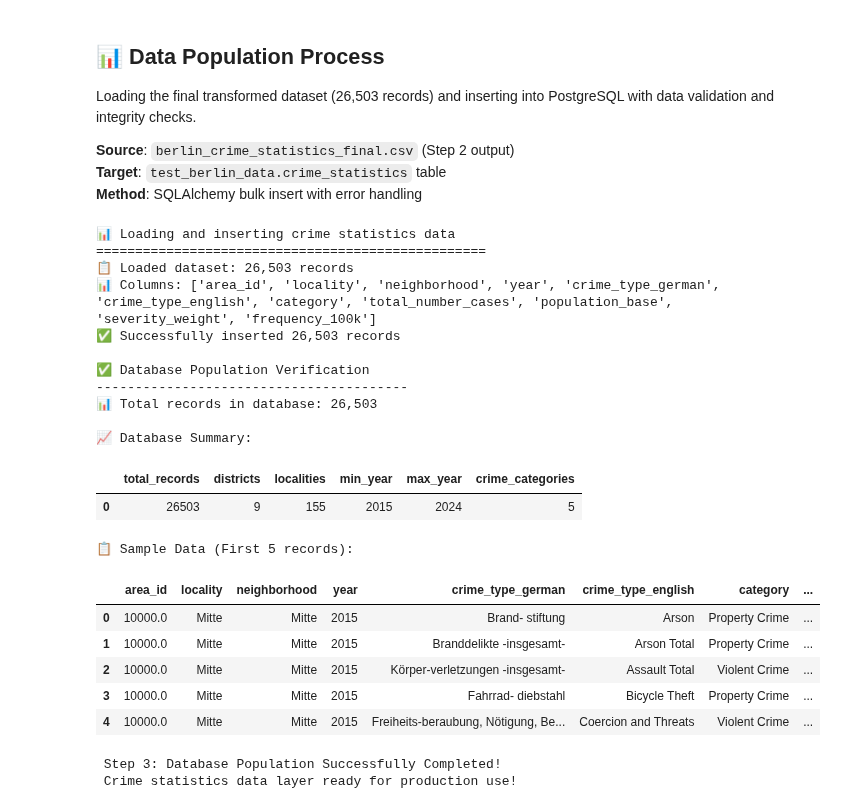
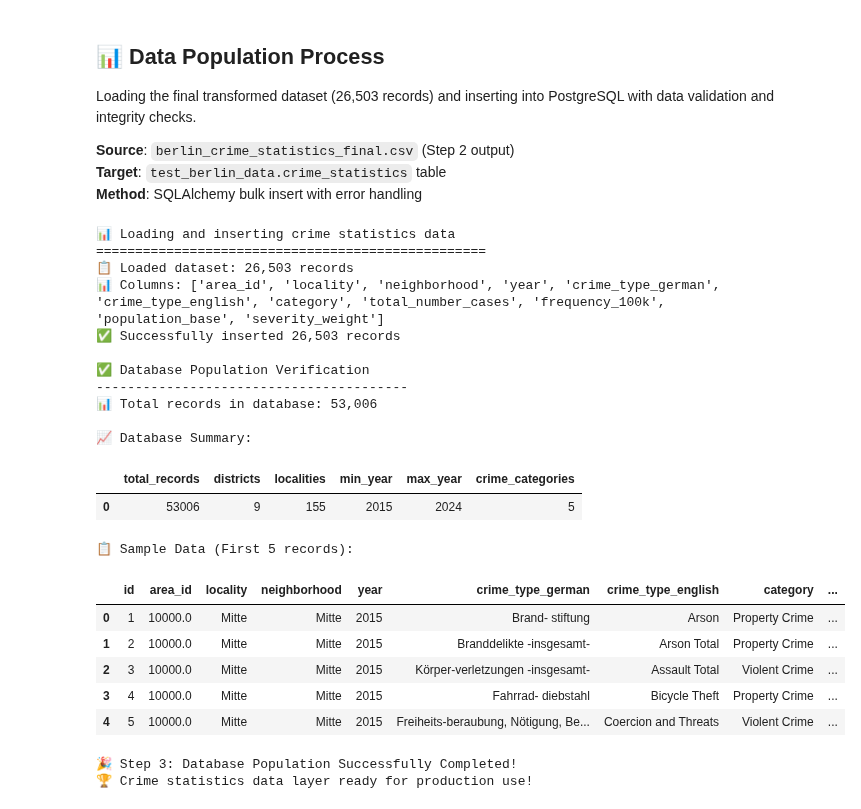
Before and after one commit to webeet-io/layered-populate-data-pool-da, a Jupyter notebook: crime_statistics/scripts/Berlin_Crime_Statistics_Transformation.ipynb, the cells around one changed output. Drawn from its saved outputs; the diff is of its cells as text; code cells hidden in the pictures.

```diff
--- a/crime_statistics/scripts/Berlin_Crime_Statistics_Transformation.ipynb
+++ b/crime_statistics/scripts/Berlin_Crime_Statistics_Transformation.ipynb
@@ -395,7 +320,7 @@ if transformed_data is not None:
     print("🎉 TRANSFORMATION COMPLETE!")
     print("=" * 50)
     print(f"📊 Total records: {len(transformed_data):,}")
-    print(f"🗓️ Years processed: {processed_years}")
+    print(f"🗓️ Years processed: {years_processed}")
     print(f"🏘️ Localities: {transformed_data['locality'].nunique()}")
     print(f"🏛️ Districts: {transformed_data['neighborhood'].nunique()}")
     print(f"🚨 Crime types: {transformed_data['crime_type_english'].nunique()}")
@@ -425,10 +350,7 @@ if transformed_data is not None:
         records = len(transformed_data[transformed_data['neighborhood'] == district])
         print(f"   {district}: {locality_count} localities ({records:,} records)")
 
-    # Save final dataset
-    output_file = output_dir / "berlin_crime_statistics_final.csv"
-    transformed_data.to_csv(output_file, index=False)
-    print(f"\n💾 Final dataset saved: {output_file}")
+    print(f"\n✅ Final dataset previously saved to: berlin_crime_statistics_final.csv")
 
 else:
     print("❌ Transformation failed")
@@ -902,7 +645,7 @@ df.to_sql(
     name='crime_statistics',
     con=engine,
     schema='test_berlin_data',
-    if_exists='replace',
+    if_exists='append',
     index=False
 )
 
@@ -921,43 +664,43 @@ summary = pd.read_sql("""
 SELECT
     COUNT(*) as total_records,
     COUNT(DISTINCT neighborhood) as districts,
     COUNT(DISTINCT locality) as localities,
     MIN(year) as min_year,
     MAX(year) as max_year,
     COUNT(DISTINCT category) as crime_categories
 FROM test_berlin_data.crime_statistics
 """, engine)
 
 print("\n📈 Database Summary:")
 display(summary)
 
 # Sample data verification
 sample = pd.read_sql("SELECT * FROM test_berlin_data.crime_statistics LIMIT 5", engine)
 print("\n📋 Sample Data (First 5 records):")
 display(sample)
 
-print("\n Step 3: Database Population Successfully Completed!")
-print(" Crime statistics data layer ready for production use!")
+print("\n🎉 Step 3: Database Population Successfully Completed!")
+print("🏆 Crime statistics data layer ready for production use!")
 # %% [output]
 📊 Loading and inserting crime statistics data
 ==================================================
 📋 Loaded dataset: 26,503 records
-📊 Columns: ['area_id', 'locality', 'neighborhood', 'year', 'crime_type_german', 'crime_type_english', 'category', 'total_number_cases', 'population_base', 'severity_weight', 'frequency_100k']
+📊 Columns: ['area_id', 'locality', 'neighborhood', 'year', 'crime_type_german', 'crime_type_english', 'category', 'total_number_cases', 'frequency_100k', 'population_base', 'severity_weight']
 ✅ Successfully inserted 26,503 records
 
 ✅ Database Population Verification
 ----------------------------------------
-📊 Total records in database: 26,503
+📊 Total records in database: 53,006
 
 📈 Database Summary:
 |  | total_records | districts | localities | min_year | max_year | crime_categories |
-| 0 | 26503 | 9 | 155 | 2015 | 2024 | 5 |
+| 0 | 53006 | 9 | 155 | 2015 | 2024 | 5 |
 📋 Sample Data (First 5 records):
-|  | area_id | locality | neighborhood | year | crime_type_german | crime_type_english | category | ... |
-| 0 | 10000.0 | Mitte | Mitte | 2015 | Brand- stiftung | Arson | Property Crime | ... |
-| 1 | 10000.0 | Mitte | Mitte | 2015 | Branddelikte -insgesamt- | Arson Total | Property Crime | ... |
-| 2 | 10000.0 | Mitte | Mitte | 2015 | Körper-verletzungen -insgesamt- | Assault Total | Violent Crime | ... |
-| 3 | 10000.0 | Mitte | Mitte | 2015 | Fahrrad- diebstahl | Bicycle Theft | Property Crime | ... |
-| 4 | 10000.0 | Mitte | Mitte | 2015 | Freiheits-beraubung, Nötigung, Be... | Coercion and Threats | Violent Crime | ... |
+|  | id | area_id | locality | neighborhood | year | crime_type_german | crime_type_english | category | ... |
+| 0 | 1 | 10000.0 | Mitte | Mitte | 2015 | Brand- stiftung | Arson | Property Crime | ... |
+| 1 | 2 | 10000.0 | Mitte | Mitte | 2015 | Branddelikte -insgesamt- | Arson Total | Property Crime | ... |
+| 2 | 3 | 10000.0 | Mitte | Mitte | 2015 | Körper-verletzungen -insgesamt- | Assault Total | Violent Crime | ... |
+| 3 | 4 | 10000.0 | Mitte | Mitte | 2015 | Fahrrad- diebstahl | Bicycle Theft | Property Crime | ... |
+| 4 | 5 | 10000.0 | Mitte | Mitte | 2015 | Freiheits-beraubung, Nötigung, Be... | Coercion and Threats | Violent Crime | ... |
- Step 3: Database Population Successfully Completed!
- Crime statistics data layer ready for production use!
+🎉 Step 3: Database Population Successfully Completed!
+🏆 Crime statistics data layer ready for production use!
```
Also changed, not shown: parts of 10 cells of this notebook, 1 other file.
